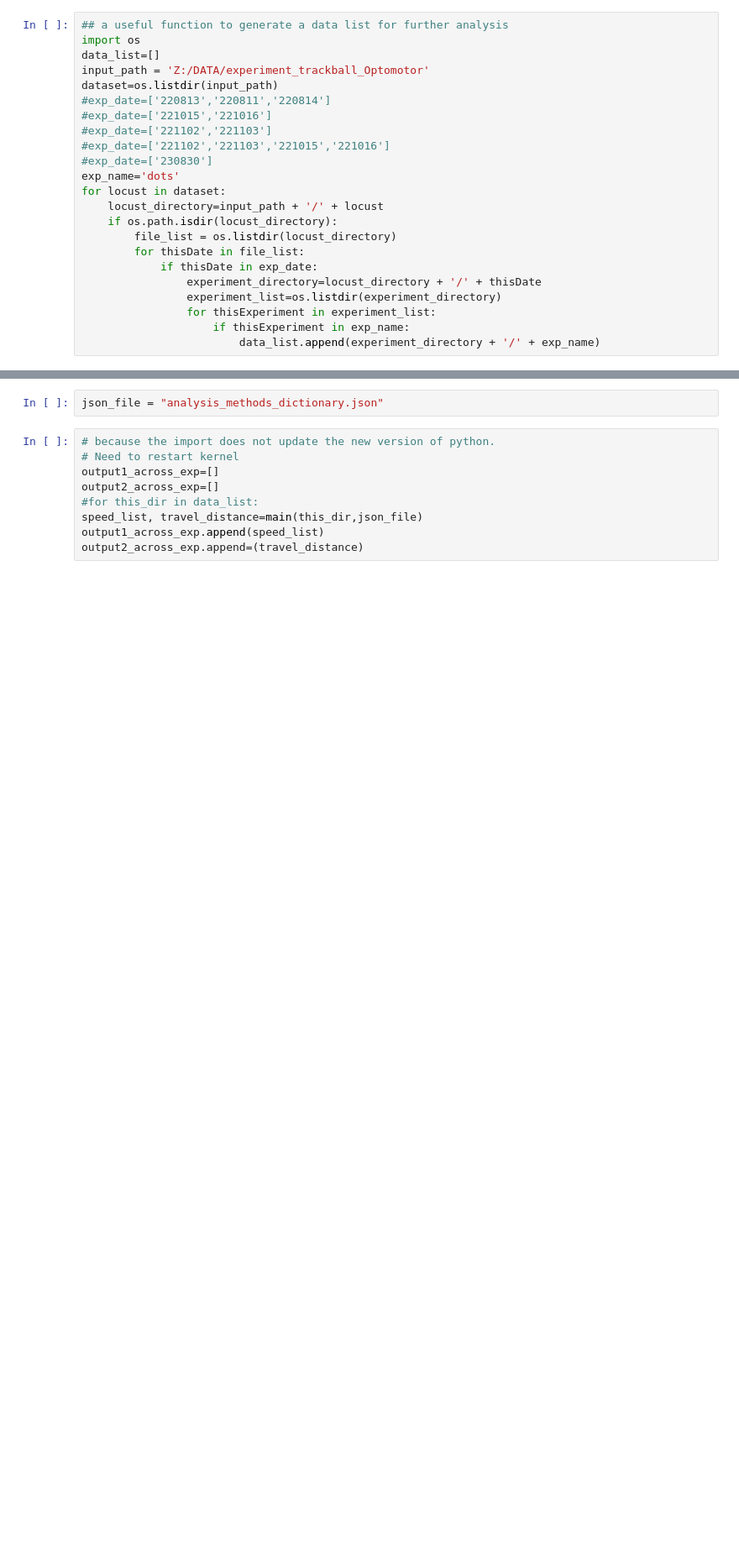
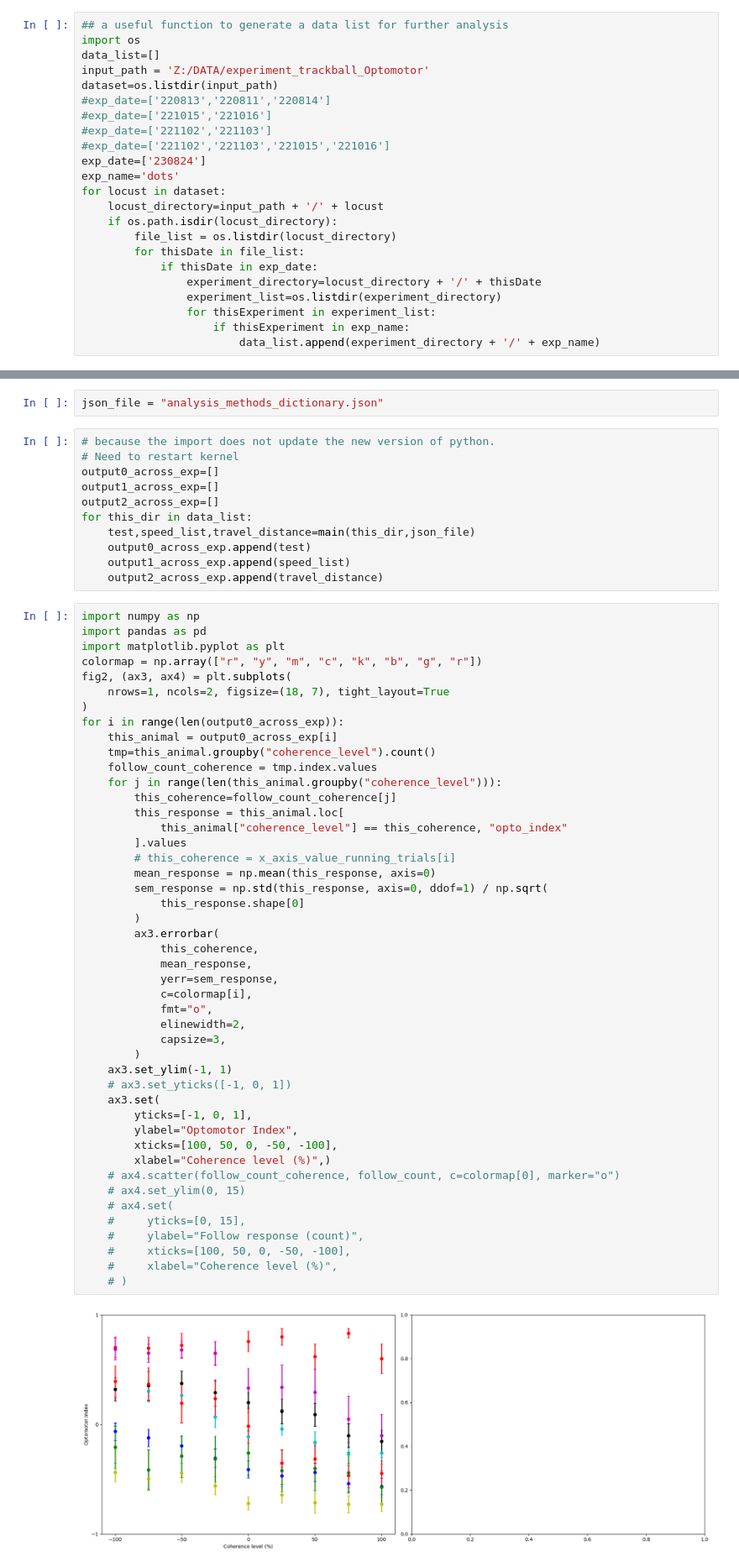
Before and after one commit to chiyu1203/bonfic, a Jupyter notebook: bonfic_tutorial.ipynb, the cells around one changed output, grey strips where cells are left out. Shown at 84% size. Cells and saved outputs as stored; diff of their text form; blank space fills up the shorter version.

Commit message:
introduce pandas in the pipeline

```diff
--- a/bonfic_tutorial.ipynb
+++ b/bonfic_tutorial.ipynb
@@ -8,7 +8,7 @@ dataset=os.listdir(input_path)
 #exp_date=['221015','221016']
 #exp_date=['221102','221103']
 #exp_date=['221102','221103','221015','221016']
-#exp_date=['230830']
+exp_date=['230824']
 exp_name='dots'
 for locust in dataset:
     locust_directory=input_path + '/' + locust
@@ -29,9 +29,59 @@ json_file = "analysis_methods_dictionary.json"
 # %%
 # because the import does not update the new version of python.
 # Need to restart kernel
+output0_across_exp=[]
 output1_across_exp=[]
 output2_across_exp=[]
-#for this_dir in data_list:
-speed_list, travel_distance=main(this_dir,json_file)
-output1_across_exp.append(speed_list)
-output2_across_exp.append=(travel_distance)
+for this_dir in data_list:
+    test,speed_list,travel_distance=main(this_dir,json_file)
+    output0_across_exp.append(test)
+    output1_across_exp.append(speed_list)
+    output2_across_exp.append(travel_distance)
+# %%
+import numpy as np
+import pandas as pd
+import matplotlib.pyplot as plt
+colormap = np.array(["r", "y", "m", "c", "k", "b", "g", "r"])
+fig2, (ax3, ax4) = plt.subplots(
+    nrows=1, ncols=2, figsize=(18, 7), tight_layout=True
+)
+for i in range(len(output0_across_exp)):
+    this_animal = output0_across_exp[i]
+    tmp=this_animal.groupby("coherence_level").count()
+    follow_count_coherence = tmp.index.values
+    for j in range(len(this_animal.groupby("coherence_level"))):
+        this_coherence=follow_count_coherence[j]
+        this_response = this_animal.loc[
+            this_animal["coherence_level"] == this_coherence, "opto_index"
+        ].values
+        # this_coherence = x_axis_value_running_trials[i]
+        mean_response = np.mean(this_response, axis=0)
+        sem_response = np.std(this_response, axis=0, ddof=1) / np.sqrt(
+            this_response.shape[0]
+        )
+        ax3.errorbar(
+            this_coherence,
+            mean_response,
+            yerr=sem_response,
+            c=colormap[i],
+            fmt="o",
+            elinewidth=2,
+            capsize=3,
+        )
+    ax3.set_ylim(-1, 1)
+    # ax3.set_yticks([-1, 0, 1])
+    ax3.set(
+        yticks=[-1, 0, 1],
+        ylabel="Optomotor Index",
+        xticks=[100, 50, 0, -50, -100],
+        xlabel="Coherence level (%)",)
+    # ax4.scatter(follow_count_coherence, follow_count, c=colormap[0], marker="o")
+    # ax4.set_ylim(0, 15)
+    # ax4.set(
+    #     yticks=[0, 15],
+    #     ylabel="Follow response (count)",
+    #     xticks=[100, 50, 0, -50, -100],
+    #     xlabel="Coherence level (%)",
+    # )
+# %% [output]
+[figure, added]
```
Also changed, not shown: 3 other files.
